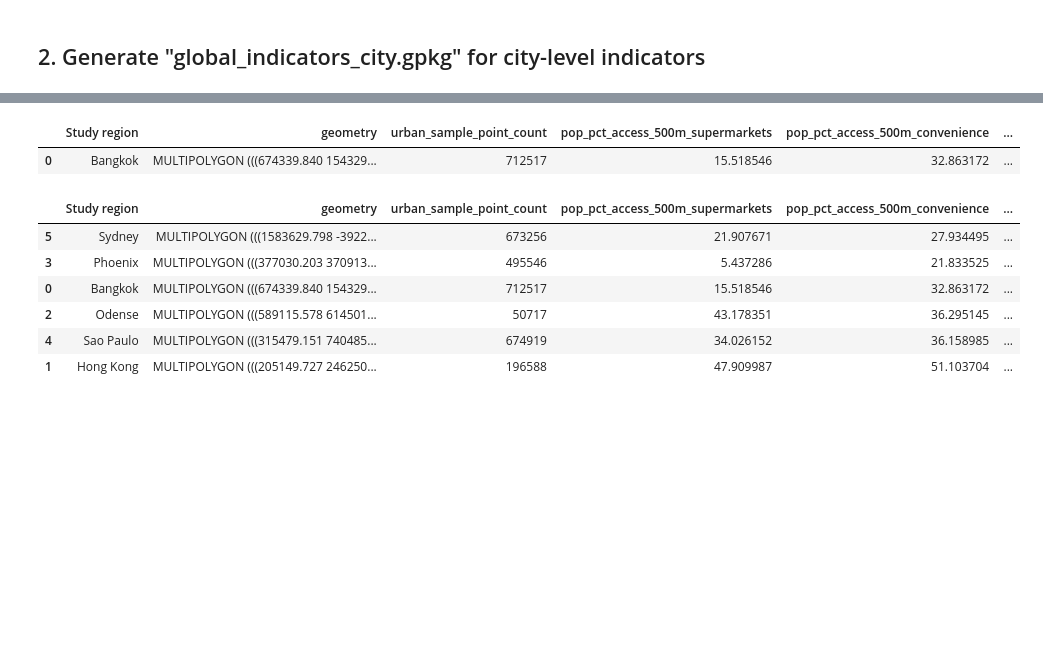
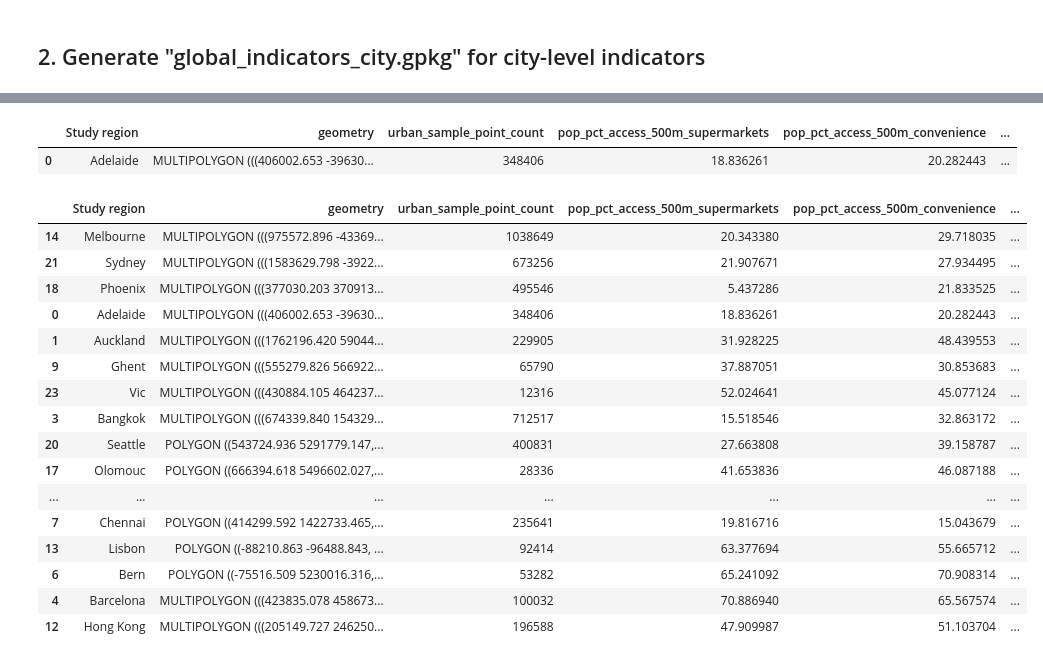
Before and after one commit to healthysustainablecities/global-indicators, a Jupyter notebook: process/2_aggr_output_ind.ipynb, the cells around one changed output, grey strips where cells are left out. Saved outputs shown, nothing was run; the diff lists cells and outputs as text; code cells hidden in the pictures; blank space fills up the shorter version.

```diff
--- a/process/2_aggr_output_ind.ipynb
+++ b/process/2_aggr_output_ind.ipynb
@@ -56,7 +61,7 @@ jsonFile = "./configuration/" + sys.argv[1]
 jsonPath = os.path.join(dirname, jsonFile)
 
 #read configeration file for all cities (here only include vic and valencia for testing purposes)
-with open("configuration/cities2.json") as json_file:
+with open("configuration/cities.json") as json_file:
     config = json.load(json_file)
 
 # specify input and outpur location
@@ -93,7 +100,7 @@ print("Calculate hex-level indicators weighted by sample points within each city
 cities_hexes = []
 for index, gpkgInput in enumerate(gpkgInput_ori):
     print(index, cites[index])
-    city_hexes = calc_hexes_pct_sp_access(gpkgInput, gpkgOutput_hex250, cites[index],
+    city_hexes = calc_hexes_pct_sp_indicators(gpkgInput, gpkgOutput_hex250, cites[index],
                config['samplepointResult'], config['hex250'], config)
     cities_hexes.append(city_hexes)
 # %% [output]
@@ -181,21 +208,34 @@ Calculate city-level indicators weighted by population:
 # %%
-cities_all[0] # show city indicator dataframe of index 0, city of bangkok
+cities_all[0] # show city indicator dataframe of index 0, city of Adelaide
 # %% [output]
 |  | Study region | geometry | urban_sample_point_count | pop_pct_access_500m_supermarkets | pop_pct_access_500m_convenience | ... |
-| 0 | Bangkok | MULTIPOLYGON (((674339.840 154329... | 712517 | 15.518546 | 32.863172 | ... |
+| 0 | Adelaide | MULTIPOLYGON (((406002.653 -39630... | 348406 | 18.836261 | 20.282443 | ... |
 # %%
 cities_ind = gpd.GeoDataFrame()
 for i in range(len(cities_all)):
     city_ind = cities_all[i]
     cities_ind = cities_ind.append(city_ind, ignore_index=True)
 # %%
+#correct vic study region column
+cities_ind['Study region'] = cities_ind['Study region'].fillna('Vic')
+
 # show city-level indicators sorted by walkability index relative to all cities
 cities_ind.sort_values('all_cities_walkability')
 # %% [output]
 |  | Study region | geometry | urban_sample_point_count | pop_pct_access_500m_supermarkets | pop_pct_access_500m_convenience | ... |
-| 5 | Sydney | MULTIPOLYGON (((1583629.798 -3922... | 673256 | 21.907671 | 27.934495 | ... |
-| 3 | Phoenix | MULTIPOLYGON (((377030.203 370913... | 495546 | 5.437286 | 21.833525 | ... |
-| 0 | Bangkok | MULTIPOLYGON (((674339.840 154329... | 712517 | 15.518546 | 32.863172 | ... |
-| 2 | Odense | MULTIPOLYGON (((589115.578 614501... | 50717 | 43.178351 | 36.295145 | ... |
-| 4 | Sao Paulo | MULTIPOLYGON (((315479.151 740485... | 674919 | 34.026152 | 36.158985 | ... |
-| 1 | Hong Kong | MULTIPOLYGON (((205149.727 246250... | 196588 | 47.909987 | 51.103704 | ... |
+| 14 | Melbourne | MULTIPOLYGON (((975572.896 -43369... | 1038649 | 20.343380 | 29.718035 | ... |
+| 21 | Sydney | MULTIPOLYGON (((1583629.798 -3922... | 673256 | 21.907671 | 27.934495 | ... |
+| 18 | Phoenix | MULTIPOLYGON (((377030.203 370913... | 495546 | 5.437286 | 21.833525 | ... |
+| 0 | Adelaide | MULTIPOLYGON (((406002.653 -39630... | 348406 | 18.836261 | 20.282443 | ... |
+| 1 | Auckland | MULTIPOLYGON (((1762196.420 59044... | 229905 | 31.928225 | 48.439553 | ... |
+| 9 | Ghent | MULTIPOLYGON (((555279.826 566922... | 65790 | 37.887051 | 30.853683 | ... |
+| 23 | Vic | MULTIPOLYGON (((430884.105 464237... | 12316 | 52.024641 | 45.077124 | ... |
+| 3 | Bangkok | MULTIPOLYGON (((674339.840 154329... | 712517 | 15.518546 | 32.863172 | ... |
+| 20 | Seattle | POLYGON ((543724.936 5291779.147,... | 400831 | 27.663808 | 39.158787 | ... |
+| 17 | Olomouc | POLYGON ((666394.618 5496602.027,... | 28336 | 41.653836 | 46.087188 | ... |
+| ... | ... | ... | ... | ... | ... | ... |
+| 7 | Chennai | POLYGON ((414299.592 1422733.465,... | 235641 | 19.816716 | 15.043679 | ... |
+| 13 | Lisbon | POLYGON ((-88210.863 -96488.843, ... | 92414 | 63.377694 | 55.665712 | ... |
+| 6 | Bern | POLYGON ((-75516.509 5230016.316,... | 53282 | 65.241092 | 70.908314 | ... |
+| 4 | Barcelona | MULTIPOLYGON (((423835.078 458673... | 100032 | 70.886940 | 65.567574 | ... |
+| 12 | Hong Kong | MULTIPOLYGON (((205149.727 246250... | 196588 | 47.909987 | 51.103704 | ... |
```
Also changed, not shown: parts of 10 cells of this notebook, 2 other files.
